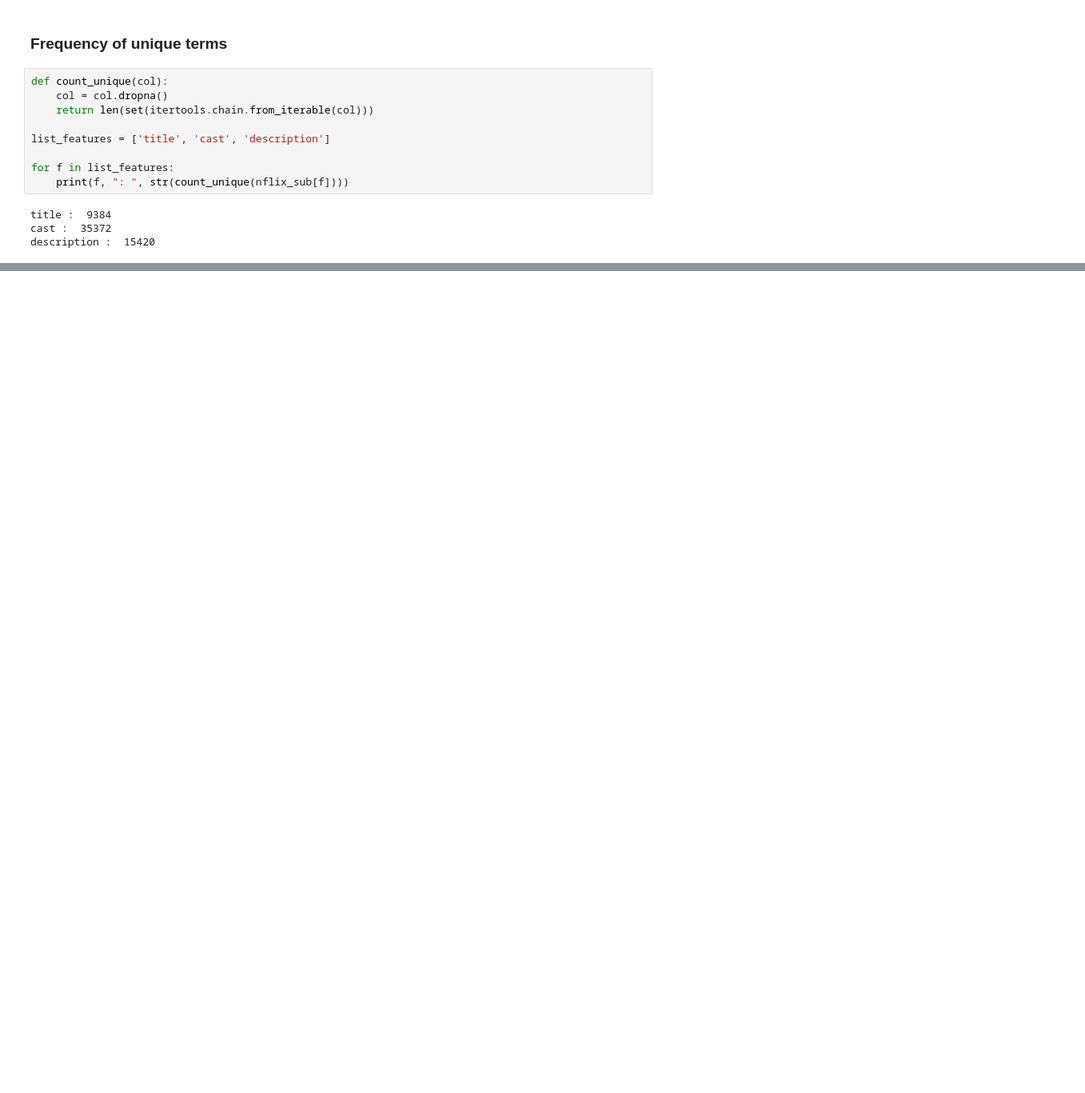
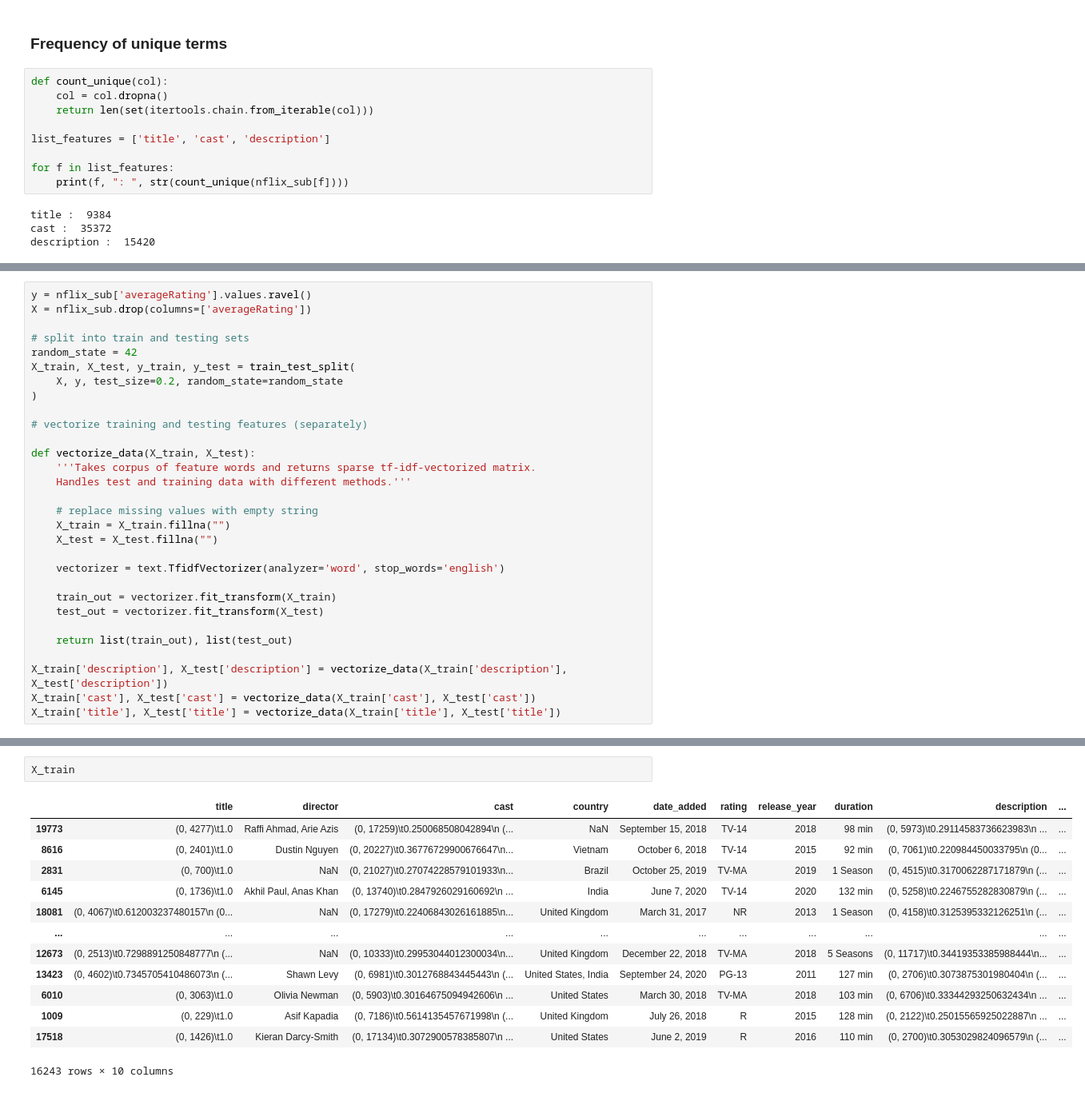
Before and after one commit to ajbarrows/netflix-imdb, a Jupyter notebook: source/initial_analysis.ipynb, the cells around one changed output, grey strips where cells are left out. Shown at 80% size. Saved outputs shown, nothing was run; the diff lists cells and outputs as text; blank space fills up the shorter version.

Commit message:
Add tfidf transform

```diff
--- a/source/initial_analysis.ipynb
+++ b/source/initial_analysis.ipynb
@@ -223,0 +252,30 @@ rating : 14
+# %%
+y = nflix_sub['averageRating'].values.ravel()
+X = nflix_sub.drop(columns=['averageRating'])
+
+# split into train and testing sets
+random_state = 42
+X_train, X_test, y_train, y_test = train_test_split(
+    X, y, test_size=0.2, random_state=random_state
+)
+
+# vectorize training and testing features (separately)
+
+def vectorize_data(X_train, X_test):
+    '''Takes corpus of feature words and returns sparse tf-idf-vectorized matrix.
+    Handles test and training data with different methods.'''
+
+    # replace missing values with empty string
+    X_train = X_train.fillna("")
+    X_test = X_test.fillna("")
+
+    vectorizer = text.TfidfVectorizer(analyzer='word', stop_words='english')
+
+    train_out = vectorizer.fit_transform(X_train)
+    test_out = vectorizer.fit_transform(X_test)
+
+    return list(train_out), list(test_out)
+
+X_train['description'], X_test['description'] = vectorize_data(X_train['description'], X_test['description'])
+X_train['cast'], X_test['cast'] = vectorize_data(X_train['cast'], X_test['cast'])
+X_train['title'], X_test['title'] = vectorize_data(X_train['title'], X_test['title'])
@@ -223,0 +298,16 @@ rating : 14
+# %%
+X_train
+# %% [output]
+|  | title | director | cast | country | date_added | rating | release_year | duration | description | ... |
+| 19773 | (0, 4277)\t1.0 | Raffi Ahmad, Arie Azis | (0, 17259)\t0.250068508042894\n (... | NaN | September 15, 2018 | TV-14 | 2018 | 98 min | (0, 5973)\t0.29114583736623983\n ... | ... |
+| 8616 | (0, 2401)\t1.0 | Dustin Nguyen | (0, 20227)\t0.36776729900676647\n... | Vietnam | October 6, 2018 | TV-14 | 2015 | 92 min | (0, 7061)\t0.220984450033795\n (0... | ... |
+| 2831 | (0, 700)\t1.0 | NaN | (0, 21027)\t0.27074228579101933\n... | Brazil | October 25, 2019 | TV-MA | 2019 | 1 Season | (0, 4515)\t0.3170062287171879\n (... | ... |
+| 6145 | (0, 1736)\t1.0 | Akhil Paul, Anas Khan | (0, 13740)\t0.2847926029160692\n ... | India | June 7, 2020 | TV-14 | 2020 | 132 min | (0, 5258)\t0.2246755282830879\n (... | ... |
+| 18081 | (0, 4067)\t0.612003237480157\n (0... | NaN | (0, 17279)\t0.22406843026161885\n... | United Kingdom | March 31, 2017 | NR | 2013 | 1 Season | (0, 4158)\t0.3125395332126251\n (... | ... |
+| ... | ... | ... | ... | ... | ... | ... | ... | ... | ... | ... |
+| 12673 | (0, 2513)\t0.7298891250848777\n (... | NaN | (0, 10333)\t0.29953044012300034\n... | United Kingdom | December 22, 2018 | TV-MA | 2018 | 5 Seasons | (0, 11717)\t0.34419353385988444\n... | ... |
+| 13423 | (0, 4602)\t0.7345705410486073\n (... | Shawn Levy | (0, 6981)\t0.3012768843445443\n (... | United States, India | September 24, 2020 | PG-13 | 2011 | 127 min | (0, 2706)\t0.3073875301980404\n (... | ... |
+| 6010 | (0, 3063)\t1.0 | Olivia Newman | (0, 5903)\t0.30164675094942606\n ... | United States | March 30, 2018 | TV-MA | 2018 | 103 min | (0, 6706)\t0.33344293250632434\n ... | ... |
+| 1009 | (0, 229)\t1.0 | Asif Kapadia | (0, 7186)\t0.5614135457671998\n (... | United Kingdom | July 26, 2018 | R | 2015 | 128 min | (0, 2122)\t0.25015565925022887\n ... | ... |
+| 17518 | (0, 1426)\t1.0 | Kieran Darcy-Smith | (0, 17134)\t0.3072900578385807\n ... | United States | June 2, 2019 | R | 2016 | 110 min | (0, 2700)\t0.3053029824096579\n (... | ... |
+16243 rows × 10 columns
```
Also changed, not shown: parts of 10 cells of this notebook, 3 other files.
